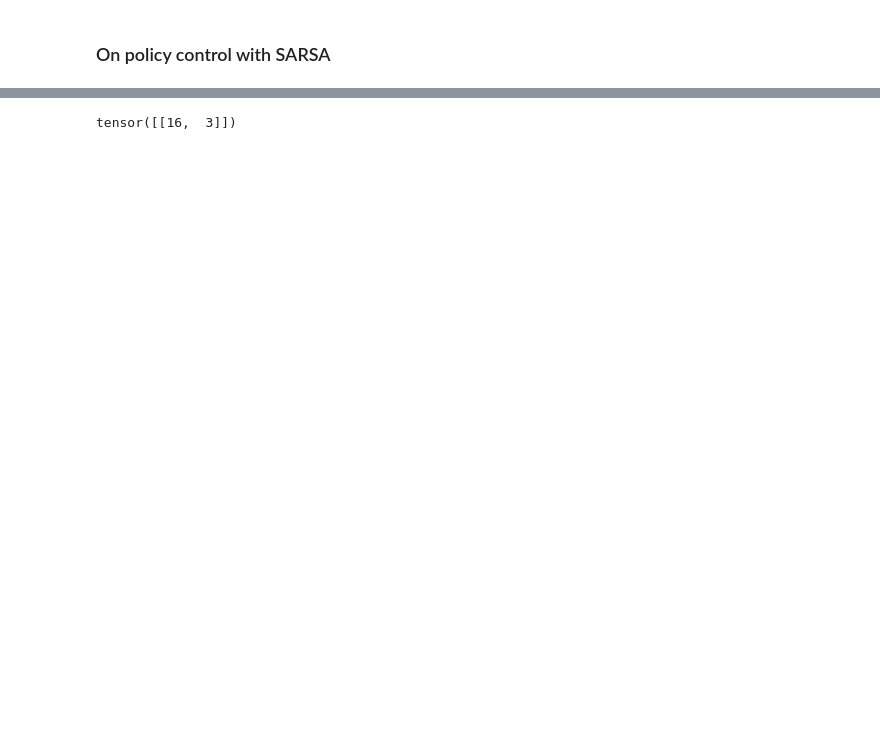
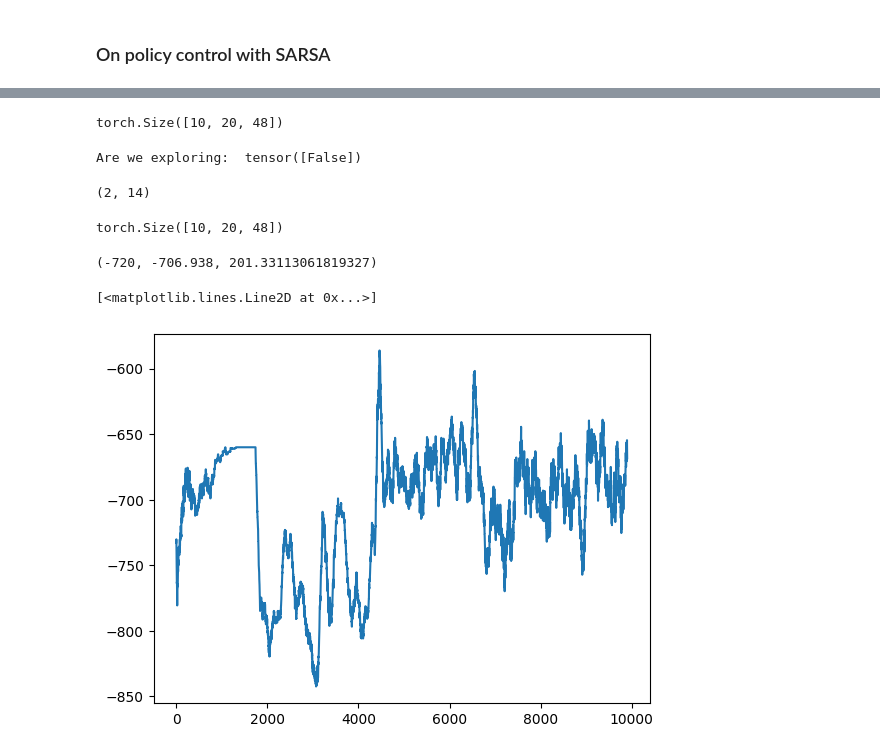
Before and after one commit to gitwail/OpenPortfolio, a Jupyter notebook: ReinforcementLearning/lib/myenv/Notebooks/Scheduling_NB.ipynb, the cells around one changed output, grey strips where cells are left out. Saved outputs shown, nothing was run; the diff lists cells and outputs as text; code cells hidden in the pictures; blank space fills up the shorter version.

```diff
--- a/ReinforcementLearning/lib/myenv/Notebooks/Scheduling_NB.ipynb
+++ b/ReinforcementLearning/lib/myenv/Notebooks/Scheduling_NB.ipynb
@@ -241,10 +244,12 @@ class scheduling(gym.Env):
 
 # looping over multiple episodes
 reward_list=[]
-for _ in range(100):
-    s=scheduling(n_agents=11,n_services=1,n_shifts=4)
-    # Loop over an episode of 5 shift
-    for _ in range(11):
+for _ in range(1000):
+    s=scheduling(n_agents=20,n_services=1,n_shifts=10)
+    t=False
+
+    # Loop over an episode of 4 shift
+    while not t:
 
         # pick random number of agent
         if s.n_agents!=0:
@@ -317,12 +318,12 @@ plt.plot(reward_list)
 # %%
 # reset environement
-s=scheduling(n_agents=11,n_services=1,n_shifts=4)
+sc=scheduling(n_agents=20,n_services=1,n_shifts=10)
 # %%
+torch.manual_seed(42)
 # initialize the Q(s,a)
-Q=torch.rand((s.n_shifts*s.n_services,s.n_st,s.n_agents))
+Q=torch.rand((sc.n_shifts*sc.n_services,sc.n_agents,sc.n_st))
 #Assuming we are at state 0
-# Get the max value and its linear index
-print((Q[0]==torch.max(Q[0])).nonzero())
+Q.shape
 # %% [output]
-tensor([[16,  3]])
+torch.Size([10, 20, 48])
 # %%
@@ -329,0 +357,5 @@ tensor([[16,  3]])
+# %%
+pi(s=0,sc=sc,Q=Q,eps=0.1)
+# %% [output]
+Are we exploring:  tensor([False])
+(2, 14)
@@ -329,0 +410,33 @@ tensor([[16,  3]])
+# %%
+Q.shape
+# %% [output]
+torch.Size([10, 20, 48])
+# %%
+reward_list[-1],np.mean(reward_list),np.std(reward_list)
+# %% [output]
+(-720, -706.938, 201.33113061819327)
+# %%
+def moving_average(data, window_size=100):
+    """
+    Compute the moving average of a list.
+
+    Parameters:
+    - data (list or iterable): The input data.
+    - window_size (int): The size of the moving average window.
+
+    Returns:
+    - list: The moving average values.
+    """
+    moving_avg = []
+    for i in range(len(data) - window_size + 1):
+        avg = sum(data[i:i + window_size]) / window_size
+        moving_avg.append(avg)
+    return moving_avg
+
+
+averaged_data = moving_average(reward_list)
+
+plt.plot(averaged_data)
+# %% [output]
+[<matplotlib.lines.Line2D at 0x...>]
+[figure, added]
```
Also changed, not shown: parts of 12 cells of this notebook, 4 other files.
